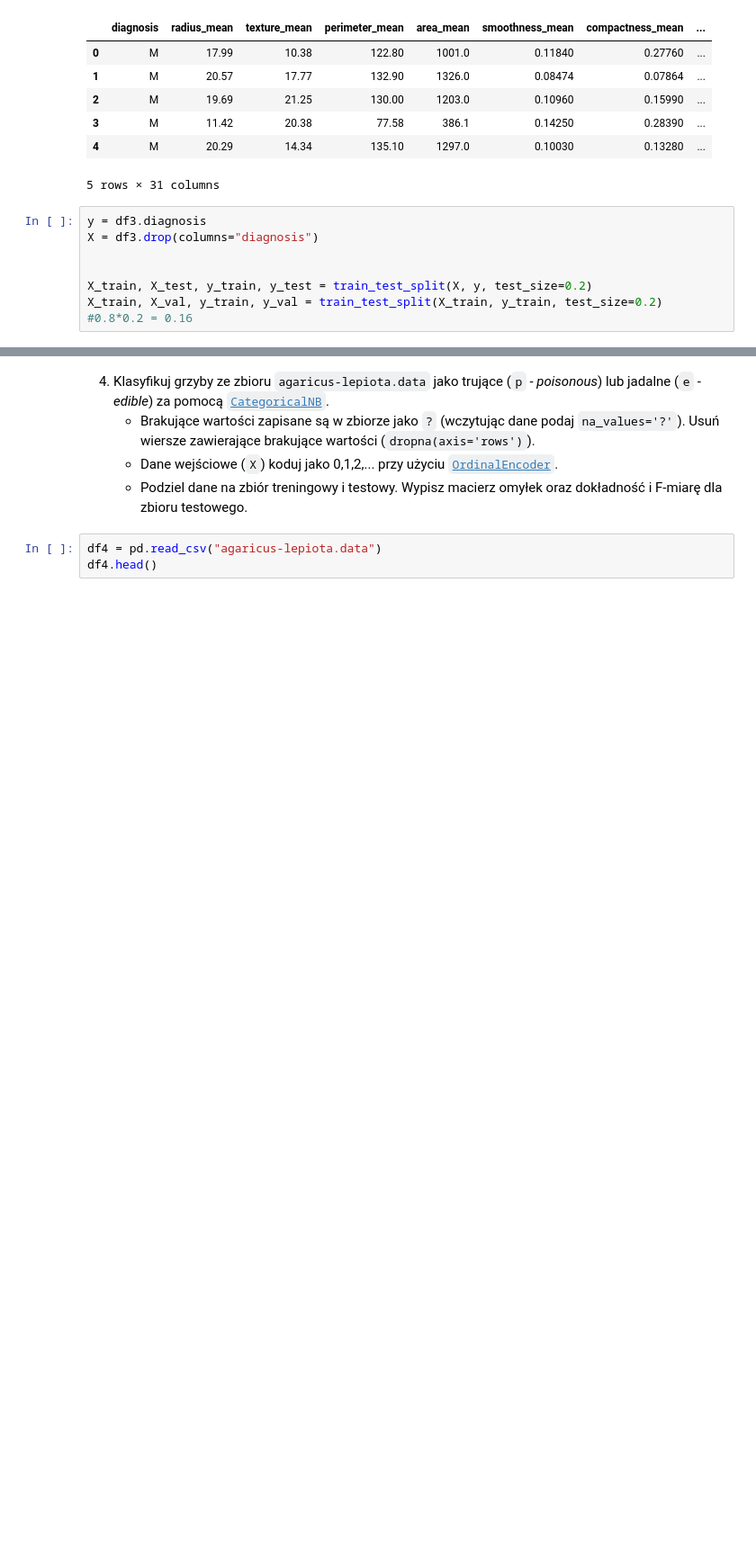
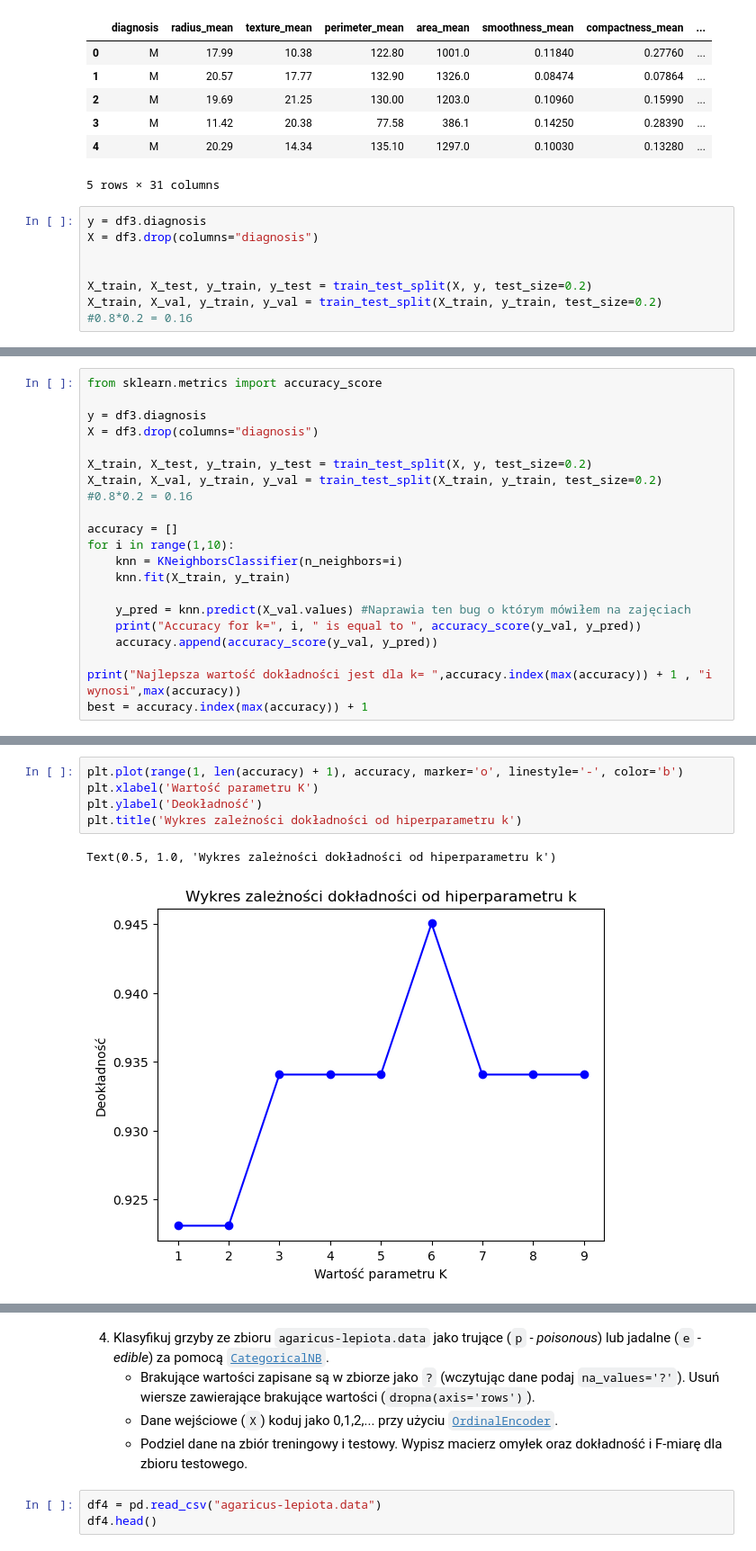
Before and after one commit to MichalBrodackiPJA/Eksploracja-i-Wizualizacja-Danych, a Jupyter notebook: Ćwiczenia 4/Lab - Klasyfikacja.ipynb, the cells around one changed output, grey strips where cells are left out. Shown at 90% size. Drawn from its saved outputs; the diff is of its cells as text; blank space fills up the shorter version.

```diff
--- a/Ćwiczenia 4/Lab - Klasyfikacja.ipynb
+++ b/Ćwiczenia 4/Lab - Klasyfikacja.ipynb
@@ -151,0 +273,20 @@ X_train, X_val, y_train, y_val = train_test_split(X_train, y_train, test_size=0.
+# %%
+from sklearn.metrics import accuracy_score
+
+y = df3.diagnosis
+X = df3.drop(columns="diagnosis")
+
+X_train, X_test, y_train, y_test = train_test_split(X, y, test_size=0.2)
+X_train, X_val, y_train, y_val = train_test_split(X_train, y_train, test_size=0.2)  #0.8*0.2 = 0.16
+
+accuracy = []
+for i in range(1,10):
+    knn = KNeighborsClassifier(n_neighbors=i)
+    knn.fit(X_train, y_train)
+
+    y_pred = knn.predict(X_val.values) #Naprawia ten bug o którym mówiłem na zajęciach
+    print("Accuracy for k=", i, " is equal to ", accuracy_score(y_val, y_pred))
+    accuracy.append(accuracy_score(y_val, y_pred))
+
+print("Najlepsza wartość dokładności jest dla k= ",accuracy.index(max(accuracy)) + 1 , "i wynosi",max(accuracy))
+best = accuracy.index(max(accuracy)) + 1
@@ -152 +304,9 @@ X_train, X_val, y_train, y_val = train_test_split(X_train, y_train, test_size=0.
+# %%
+plt.plot(range(1, len(accuracy) + 1), accuracy, marker='o', linestyle='-', color='b')
+plt.xlabel('Wartość parametru K')
+plt.ylabel('Deokładność')
+plt.title('Wykres zależności dokładności od hiperparametru k')
+# %% [output]
+Text(0.5, 1.0, 'Wykres zależności dokładności od hiperparametru k')
+[figure, added]
 # %%
```
Also changed, not shown: parts of 12 cells of this notebook.
